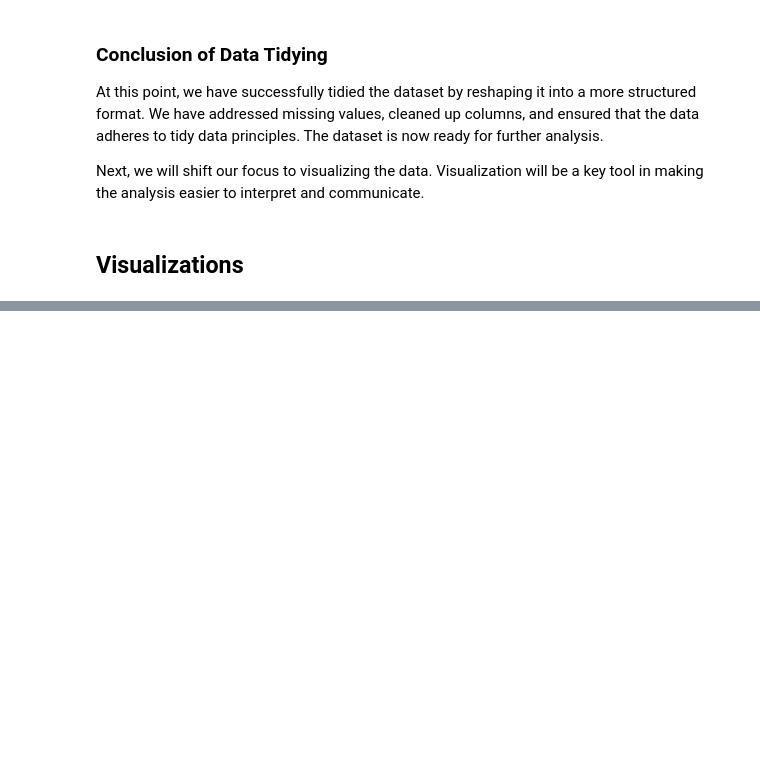
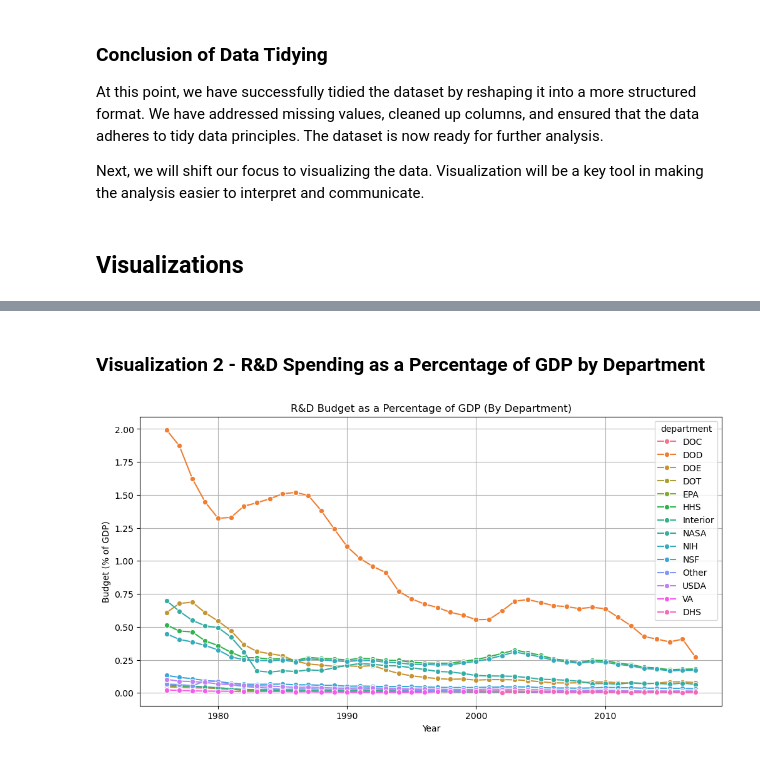
Before and after one commit to adiyabiyekenova/BIYEKENOVA-Python-Portfolio, a Jupyter notebook: TidyData-Project/tidy_data_project.ipynb, the cells around one changed output, grey strips where cells are left out. Cells and saved outputs as stored; diff of their text form; code cells hidden in the pictures; blank space fills up the shorter version.

```diff
--- a/TidyData-Project/tidy_data_project.ipynb
+++ b/TidyData-Project/tidy_data_project.ipynb
@@ -592,0 +376,20 @@ year
+# %% [markdown]
+### Visualization 2 - R&D Spending as a Percentage of GDP by Department
+# %%
+# Create a figure with a specified size for better visibility
+plt.figure(figsize=(12, 6))
+# Create a line plot that shows the R&D budget as a percentage of GDP for each department over the years
+# The budget is divided by GDP and multiplied by 100 to get the percentage. Add a curcylar marker to make individual data points more visible
+sns.lineplot(data=rd_budget_long, x="year", y= (rd_budget_long["budget"] / rd_budget_long["gdp"]) * 100, hue="department", marker="o")
+# Set the title of the plot
+plt.title("R&D Budget as a Percentage of GDP (By Department)")
+# Label the x-axis as "Year"
+plt.xlabel("Year")
+# Label the y-axis as "Budget (% of GDP)"
+plt.ylabel("Budget (% of GDP)")
+# Add a grid to the plot for better readability
+plt.grid(True)
+# Display the plot
+plt.show()
+# %% [output]
+[figure, added]
```
Also changed, not shown: parts of 85 cells of this notebook.
